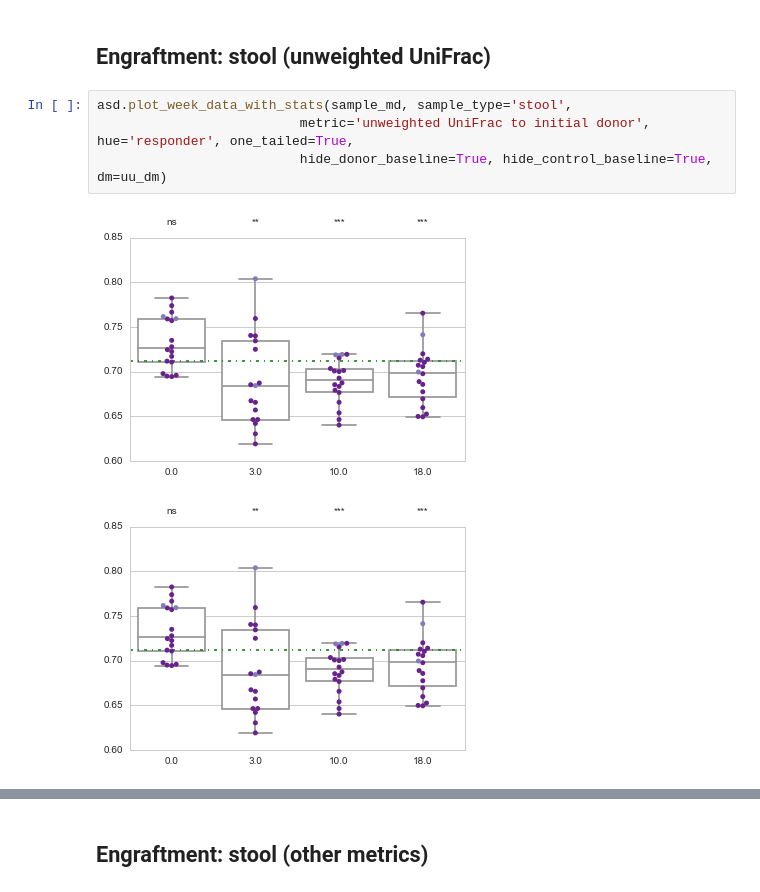
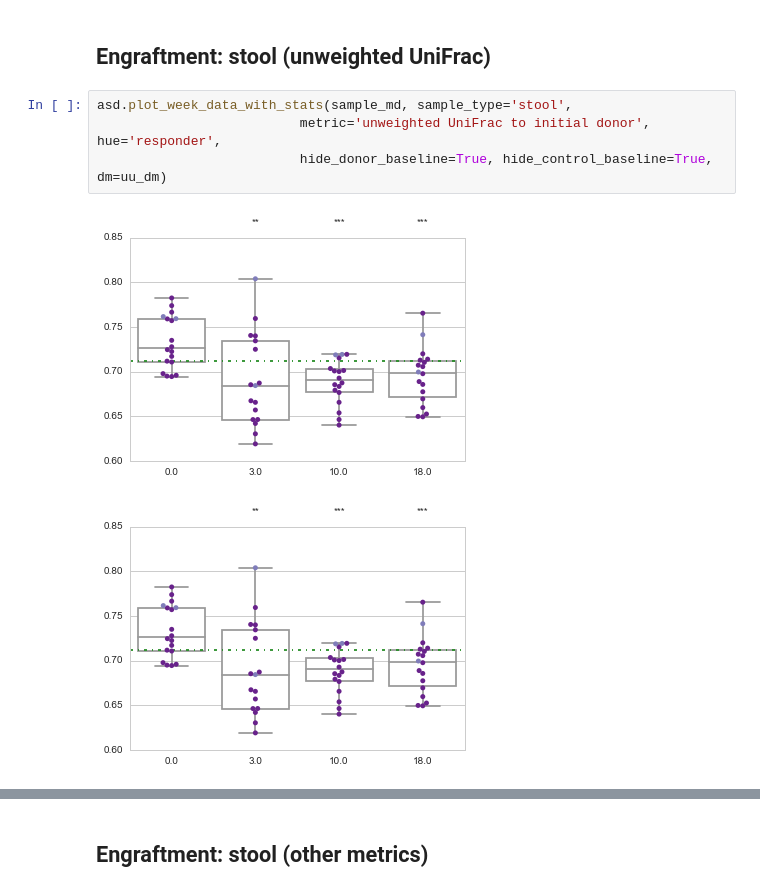
Before and after one commit to khemlalnirmalkar/autism-fmt1, a Jupyter notebook: engraftment.ipynb, the cells around one changed output, grey strips where cells are left out. Saved outputs shown, nothing was run; the diff lists cells and outputs as text.

```diff
--- a/engraftment.ipynb
+++ b/engraftment.ipynb
@@ -148,10 +148,10 @@ asd.plot_week_data_with_stats(sample_md, sample_type='swab',
 ## Engraftment: stool (unweighted UniFrac)
 # %%
 asd.plot_week_data_with_stats(sample_md, sample_type='stool',
-                          metric='unweighted UniFrac to initial donor', hue='responder', one_tailed=True,
+                          metric='unweighted UniFrac to initial donor', hue='responder',
                           hide_donor_baseline=True, hide_control_baseline=True, dm=uu_dm)
 # %% [output]
-[figure, old version]
+[figure, new version]
-[figure, old version]
+[figure, new version]
 # %%
 asd.plot_week_data_with_stats(sample_md, sample_type='stool',
```
Also changed, not shown: parts of 9 cells of this notebook, 2 other files.
